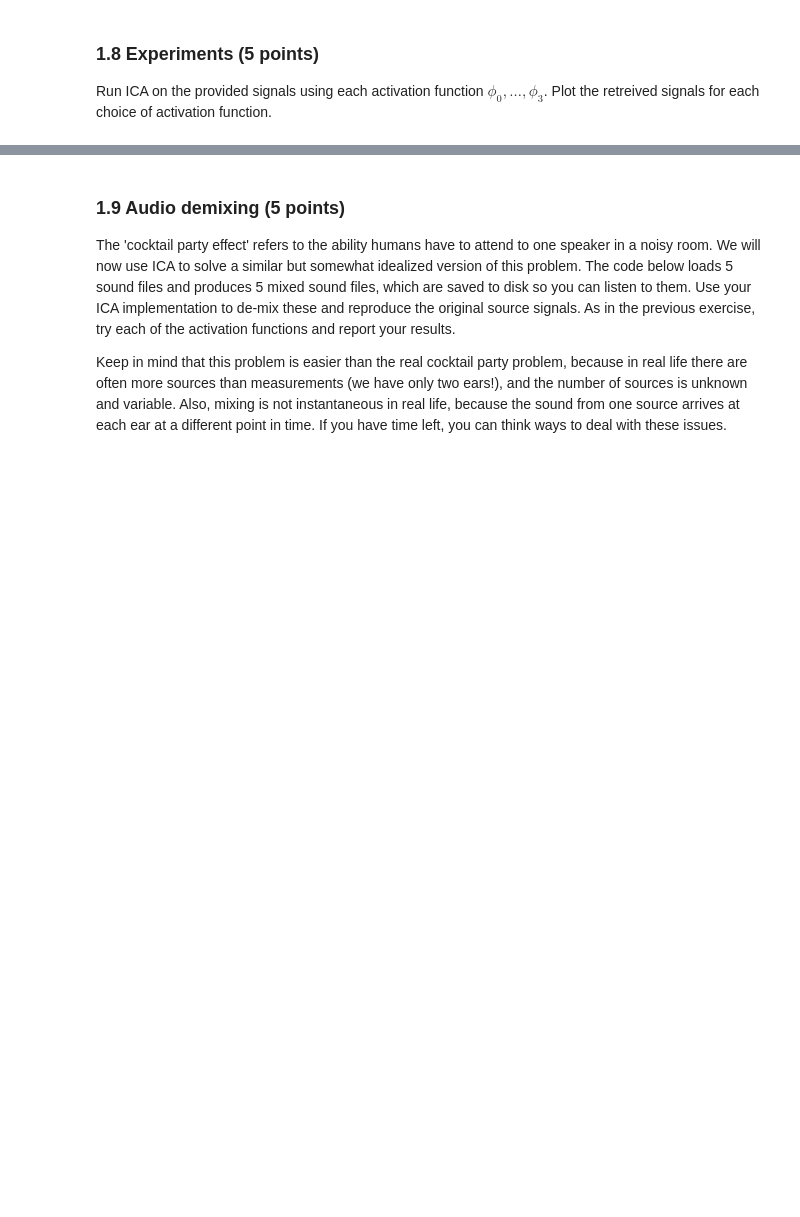
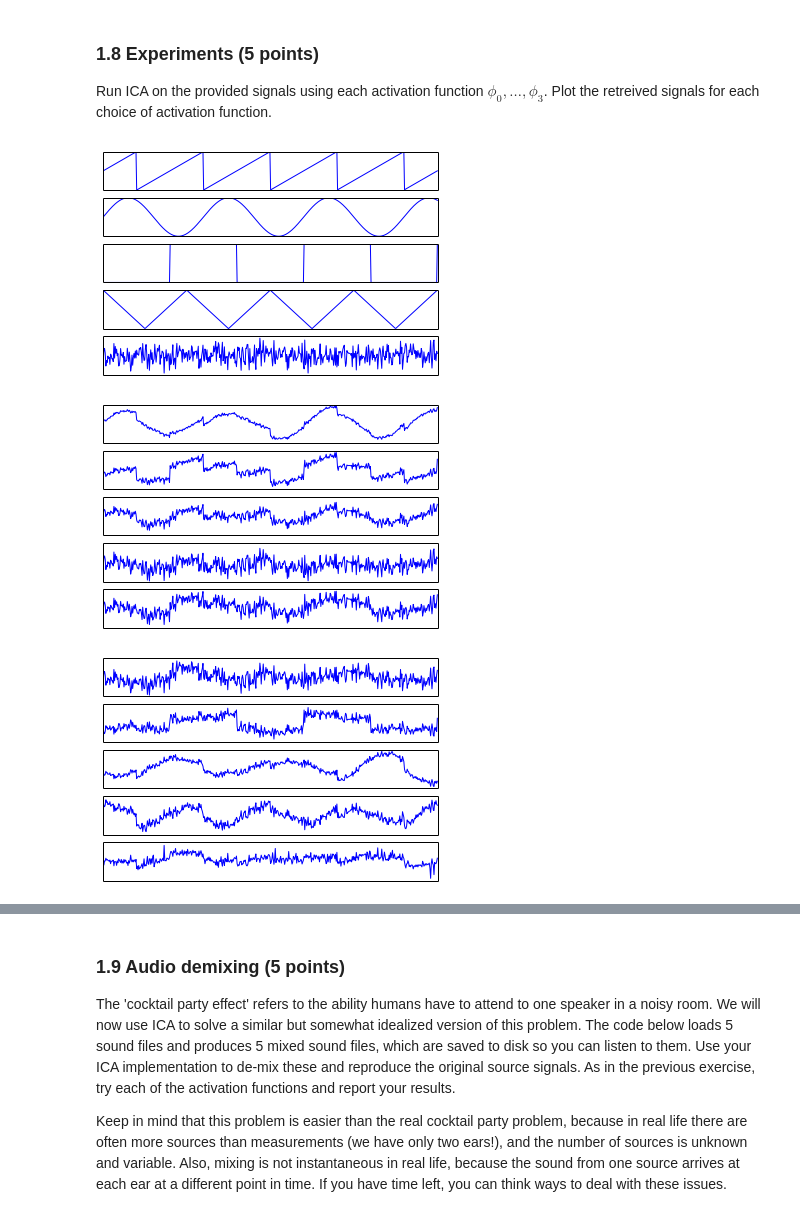
Before and after one commit to Vasileios-Charatsidis/machine-learning-2, a Jupyter notebook: lab1/lab1.ipynb, the cells around one changed output, grey strips where cells are left out. Drawn from its saved outputs; the diff is of its cells as text; code cells hidden in the pictures; blank space fills up the shorter version.

```diff
--- a/lab1/lab1.ipynb
+++ b/lab1/lab1.ipynb
@@ -289,10 +347,14 @@ Run ICA on the provided signals using each activation function $\phi_0, \ldots,
 # %%
 S = np.c_[sawtooth(t), sine_wave(t, 0.3), square_wave(t, 0.4), triangle_wave(t, 0.25), np.random.randn(t.size)].T
 # Plot of true signals
 plot_signals(S)
 X = make_mixtures(S, random_nonsingular_matrix(S.shape[0]))
-X_whiten = whiten(X)
+X_whiten = svd_whiten(X)
 plot_signals(X)
 plot_signals(X_whiten)
+# %% [output]
+[figure, added]
+[figure, added]
+[figure, added]
 # %%
 # Test activation function phi0
```
Also changed, not shown: parts of 35 cells of this notebook.
